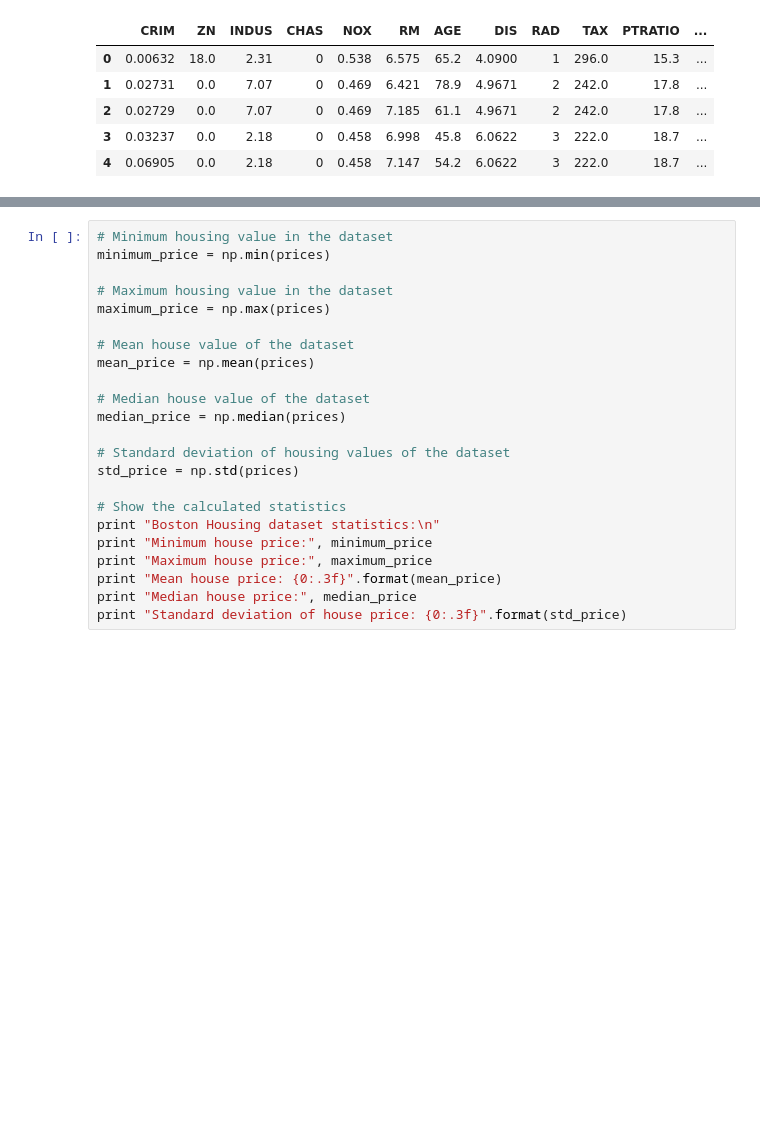
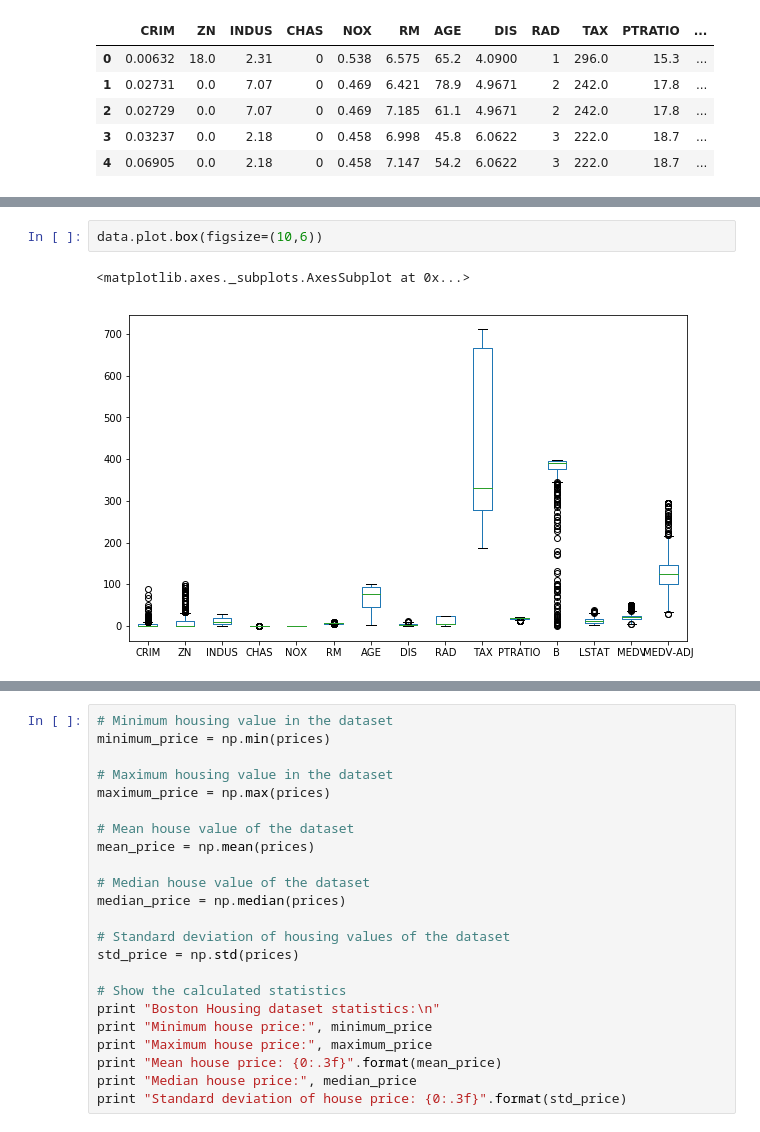
Before and after one commit to Tashwini12/Boston-Housing, a Jupyter notebook: boston_housing.ipynb, the cells around one changed output, grey strips where cells are left out. Cells and saved outputs as stored; diff of their text form; blank space fills up the shorter version.

```diff
--- a/boston_housing.ipynb
+++ b/boston_housing.ipynb
@@ -158,0 +147,5 @@ Name: CPIHOSSL, Length: 476, dtype: float64>
+# %%
+data.plot.box(figsize=(10,6))
+# %% [output]
+<matplotlib.axes._subplots.AxesSubplot at 0x...>
+[figure, added]
```
Also changed, not shown: parts of 25 cells of this notebook.
